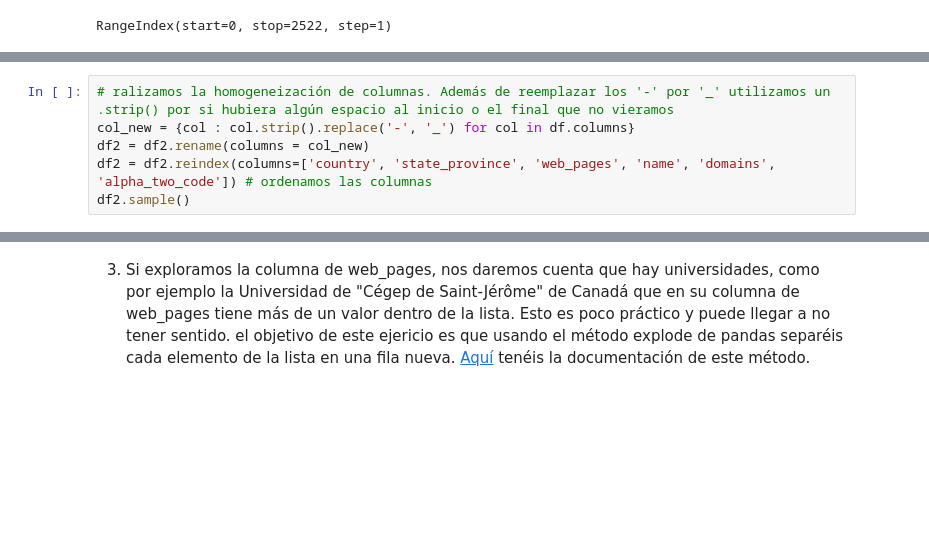
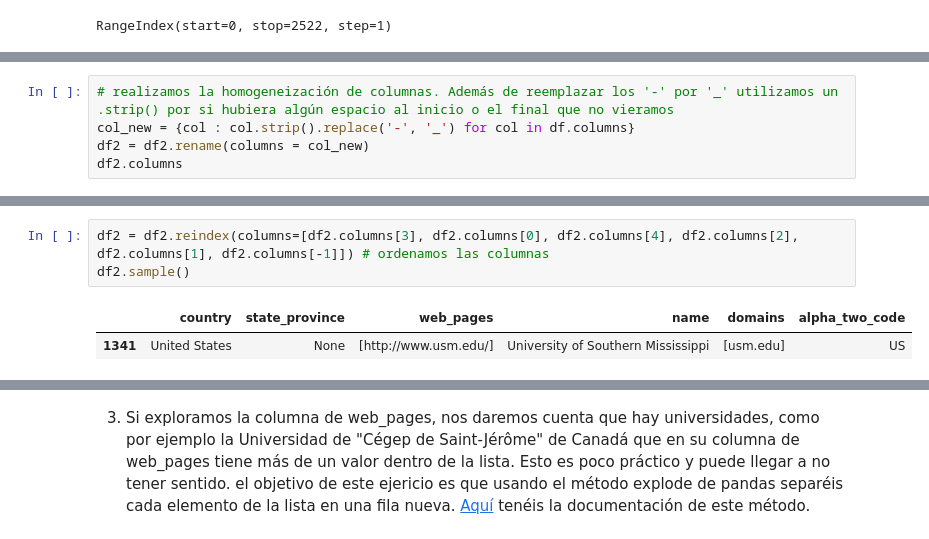
Before and after one commit to MaitaneP/adalab-da-evaluacion-modulo2-sprint2-MaitanePortilla, a Jupyter notebook: notebook/evaluacion-mod-2-sprint-2.ipynb, the cells around one changed output, grey strips where cells are left out. Cells and saved outputs as stored; diff of their text form; blank space fills up the shorter version.

```diff
--- a/notebook/evaluacion-mod-2-sprint-2.ipynb
+++ b/notebook/evaluacion-mod-2-sprint-2.ipynb
@@ -200,7 +180,6 @@ df2.sample()
 # %%
-# ralizamos la homogeneización de columnas. Además de reemplazar los '-' por '_' utilizamos un .strip() por si hubiera algún espacio al inicio o el final que no vieramos
+# realizamos la homogeneización de columnas. Además de reemplazar los '-' por '_' utilizamos un .strip() por si hubiera algún espacio al inicio o el final que no vieramos
 col_new = {col : col.strip().replace('-', '_') for col in df.columns}
 df2 = df2.rename(columns = col_new)
-df2 = df2.reindex(columns=['country', 'state_province', 'web_pages', 'name', 'domains', 'alpha_two_code']) # ordenamos las columnas
-df2.sample()
+df2.columns
 # %% [output]
@@ -209 +189,7 @@ df2.sample()
+# %%
+df2 = df2.reindex(columns=[df2.columns[3], df2.columns[0], df2.columns[4], df2.columns[2], df2.columns[1], df2.columns[-1]]) # ordenamos las columnas
+df2.sample()
+# %% [output]
+|  | country | state_province | web_pages | name | domains | alpha_two_code |
+| 1341 | United States | None | [http://www.usm.edu/] | University of Southern Mississippi | [usm.edu] | US |
 # %%
```
Also changed, not shown: parts of 36 cells of this notebook, 6 other files.
